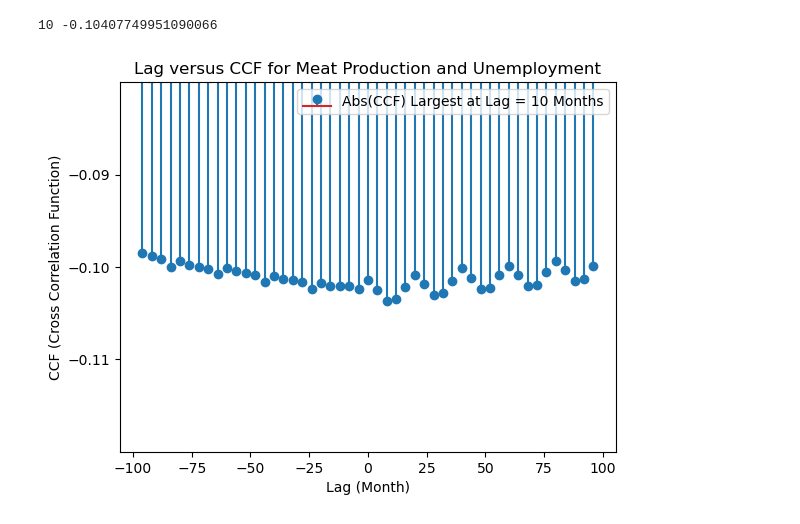
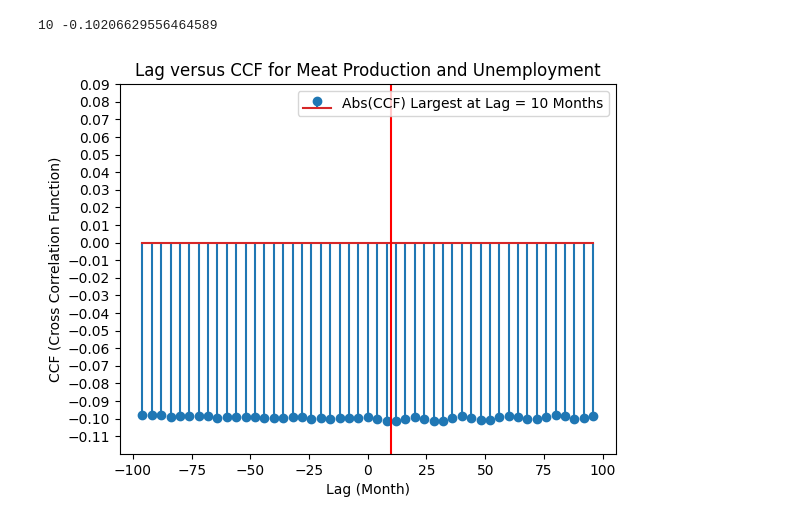
Before and after one commit to arjashok/2024-Summer-Datathon, a Jupyter notebook: src/Lag Analysis.ipynb, the cells around one changed output. Drawn from its saved outputs; the diff is of its cells as text; code cells hidden in the pictures.

```diff
--- a/src/Lag Analysis.ipynb
+++ b/src/Lag Analysis.ipynb
@@ -9,8 +9,10 @@ economic_df = pd.read_csv('../cleaned-datasets/interpolated_economic_data.csv')
 economic_df['Date'] = economic_df['date']
 
 # Averaging data from top meatpacking and poultry processing states into one data point per year
-condition_1 = (economic_df['state'] == 'Nebraska') | (economic_df['state'] == 'Iowa') | (economic_df['state'] == 'Texas') | (economic_df['state'] == 'Kansas') | (economic_df['state'] == 'Illinois')
-condition_2 = (economic_df['state'] == 'Georgia') | (economic_df['state'] == 'Arkansas') | (economic_df['state'] == 'North Carolina') | (economic_df['state'] == 'Alabama') | (economic_df['state'] == 'Mississippi')
+condition_1_states = ["Nebraska", "Iowa", "Texas", "Kansas", "Illinois"]
+condition_1 = economic_df["state"].isin(condition_1_states)
+condition_2_states = ["Georgia", "Arkansas", "North Carolina", "Alabama", "Mississippi"]
+condition_2 = economic_df['state'].isin(condition_2_states)
 new_economic_df = economic_df[condition_1 | condition_2].copy()
 
 # Merge datasets on 'Year'
@@ -21,35 +23,36 @@ data.set_index('Date')
 num = 96
 lags = np.arange(-num, num + 1)
 
 # Calculating cross-correlation for negative lags
 neg_ccf = ccf(data['unemployment_rate'], data['Production'])
 neg_ccf = neg_ccf[:num + 1][::-1]
 
 # Combine with non-negative lags
 pos_ccf = ccf(data['Production'], data['unemployment_rate'])
 all_ccf = list(neg_ccf) + list(pos_ccf[1:num + 1])
 
 # print(all_ccf)
 
 min_index = 0
 for i in range(0, len(all_ccf)):
     if all_ccf[i] < all_ccf[min_index]:
         min_index = i
 print(min_index - num, all_ccf[min_index])
 
 # Slice the arrays to make the graph less overwhelming
 lags_sliced = lags[::4]
 ccf_sliced = all_ccf[::4]
 
-plt.stem(lags_sliced, ccf_sliced, label='Abs(CCF) Largest at Lag = 10 Months')
+plt.stem(lags_sliced, ccf_sliced, label=f'Abs(CCF) Largest at Lag = {min_index - num} Months')
 plt.xlabel('Lag (Month)')
 plt.ylabel('CCF (Cross Correlation Function)')
-plt.ylim(-0.12, -0.08)
-plt.yticks(np.arange(-0.11, -0.08, 0.01)) # set y-axis ticks at intervals
+plt.axvline(x=min_index - num, color="red")
+plt.ylim(-0.12, 0)
+plt.yticks(np.arange(-0.11, 0.1, 0.01)) # set y-axis ticks at intervals
 plt.title('Lag versus CCF for Meat Production and Unemployment')
 plt.legend()
 plt.savefig('../visualizations/Lag Correlation Coefficients.png')
 plt.show()
 # %% [output]
-10 -0.10407749951090066
+10 -0.10206629556464589
-[figure, old version]
+[figure, new version]
```
Also changed, not shown: 2 other files.
